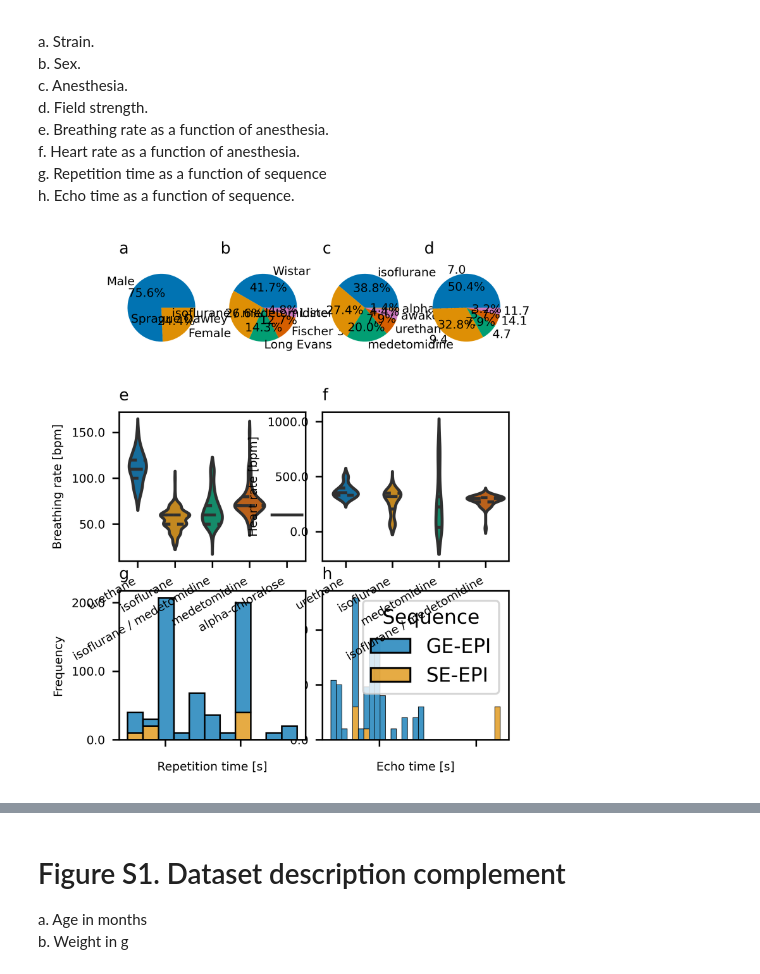
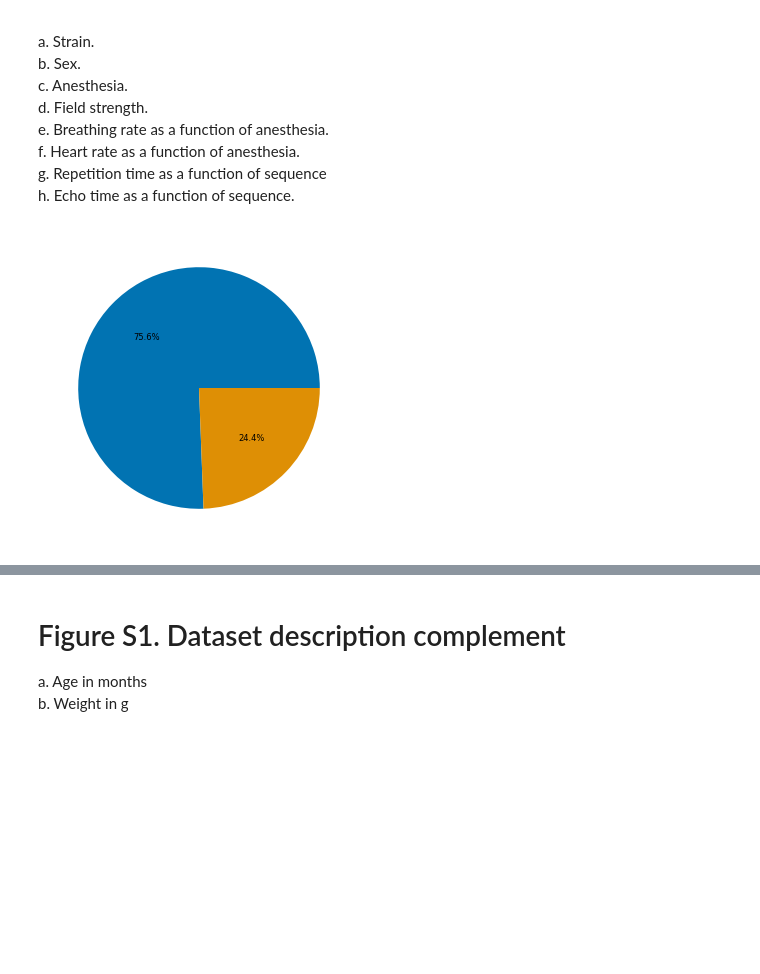
Before and after one commit to grandjeanlab/MultiRat, a Jupyter notebook: scripts/proj_mauscript.ipynb, the cells around one changed output, grey strips where cells are left out. Cells and saved outputs as stored; diff of their text form; code cells hidden in the pictures; blank space fills up the shorter version.

```diff
--- a/scripts/proj_mauscript.ipynb
+++ b/scripts/proj_mauscript.ipynb
@@ -28,73 +28,63 @@ h. Echo time as a function of sequence.
 # %%
 import matplotlib.pyplot as plt
 import seaborn as sns
 
 sns.set_palette("colorblind")
 
-plt.rcParams['figure.dpi'] = 600
+plt.rcParams['figure.dpi'] = 100
+plt.rcParams['font.size'] = 6
 
 
-fig, axs = plt.subplot_mosaic([['a', 'b', 'c', 'd'], ['e', 'e', 'f', 'f'], ['g', 'g', 'h' ,'h']],
-                            figsize=(90*mm, 120*mm),
-                              constrained_layout=True)
+## Figure 1A
+plt.pie(df['rat.sex'].value_counts(), autopct="%.1f%%")
+plt.savefig(os.path.join(init_folder,'assets','figure','Figure1A.svg'), format="svg", dpi=600)
+plt.show()
 
-axa= df['rat.sex'].value_counts().plot.pie(ax = axs['a'], autopct="%.1f%%", fontsize=6)
-axa.set_title('a', loc='left', fontsize=8)
-axa.set(xlabel="", ylabel="")
+## Figure 1B
+plt.pie(df['rat.strain'].value_counts(), autopct="%.1f%%")
+plt.savefig(os.path.join(init_folder,'assets','figure','Figure1B.svg'), format="svg", dpi=600)
+plt.show()
 
-axb = df['rat.strain'].value_counts().plot.pie(ax=axs['b'],autopct="%.1f%%", fontsize=6)
-axb.set_title('b', loc='left', fontsize=8)
-axb.set(xlabel="", ylabel="")
+## Figure 1C
+plt.pie(df['anesthesia.maintenance'].value_counts(), autopct="%.1f%%")
+plt.savefig(os.path.join(init_folder,'assets','figure','Figure1C.svg'), format="svg", dpi=600)
+plt.show()
 
-axc = df['anesthesia.maintenance'].value_counts().plot.pie(ax=axs['c'],autopct="%.1f%%", fontsize=6)
-axc.set_title('c', loc='left', fontsize=8)
-axc.set(xlabel="", ylabel="")
+## Figure 1D
+df_tmp = df.dropna(subset=['anesthesia.breathing.rate'])
+snp = sns.swarmplot(x="anesthesia.maintenance", y="anesthesia.breathing.rate", data=df_tmp)
+snp.set_xticklabels(snp.get_xticklabels(), rotation=30, ha='right')
+snp.set_xlabel("")
+snp.set_ylabel("Breathing rate [bpm]")
+snp.set(ylim=(0, 180))
 
-axd = df['MRI.field.strength'].value_counts().plot.pie(ax=axs['d'], autopct="%.1f%%", fontsize=6)
-axd.set_title('d', loc='left', fontsize=8)
-axd.set(xlabel="", ylabel="")
+plt.savefig(os.path.join(init_folder,'assets','figure','Figure1D.svg'), format="svg", dpi=600)
+plt.show()
 
+## Figure 1E
+df_tmp = df.dropna(subset=['anesthesia.heart.rate'])
+snp = sns.swarmplot(x="anesthesia.maintenance", y="anesthesia.heart.rate", data=df_tmp)
+snp.set_xticklabels(snp.get_xticklabels(), rotation=30, ha='right')
+snp.set_xlabel("")
+snp.set_ylabel("Heart rate [bpm]")
+snp.set(ylim=(0, 820))
 
+plt.savefig(os.path.join(init_folder,'assets','figure','Figure1E.svg'), format="svg", dpi=600)
+plt.show()
 
-df_tmp = df.dropna(subset=['anesthesia.breathing.rate'])
-axe = sns.violinplot(x="anesthesia.maintenance", y="anesthesia.breathing.rate", data=df_tmp, inner="quartile",ax=axs['e'])
-axe.set_xticklabels(axe.get_xticklabels(), rotation=30, ha='right', fontsize=6)
-axe.set_yticklabels(axe.get_yticks(), ha='right', fontsize=6)
-axe.set_xlabel("",fontsize=6)
-axe.set_ylabel("Breathing rate [bpm]",fontsize=6)
-axe.set_title('e', loc='left', fontsize=8)
+## Figure 1F
+snp = sns.histplot(data=df, x="func.TR", hue="func.sequence", multiple="stack")
+snp.set_xlabel("Repetition time [s]")
+snp.set_ylabel("Frequency")
+snp.get_legend().remove()
+plt.savefig(os.path.join(init_folder,'assets','figure','Figure1F.svg'), format="svg", dpi=600)
+plt.show()
 
-
-df_tmp2 = df.dropna(subset=['anesthesia.heart.rate'])
-axf = sns.violinplot(x="anesthesia.maintenance", y="anesthesia.heart.rate",  data=df_tmp2, inner="quartile", ax=axs['f'])
-axf.set_xticklabels(axf.get_xticklabels(), rotation=30, ha='right', fontsize=6)
-axf.set_yticklabels(axf.get_yticks(), ha='right', fontsize=6)
-axf.set_xlabel("",fontsize=6)
-axf.set_ylabel("Heart rate [bpm]",fontsize=6)
-axf.set_title('f', loc='left', fontsize=8)
-
-axg = sns.histplot(data=df, x="func.TR", hue="func.sequence", multiple="stack",ax=axs['g'])
-axg.set_xlabel("Repetition time [s]", fontsize=6)
-axg.set_ylabel("Frequency", fontsize=6)
-axg.set_xticklabels(axg.get_xticklabels(), ha='right', fontsize=6)
-axg.set_yticklabels(axg.get_yticks(), ha='right', fontsize=6)
-axg.get_legend().remove()
-axg.set_title('g', loc='left', fontsize=8)
-
-axh = sns.histplot(data=df, x="func.TE", hue="func.sequence", multiple="stack",ax=axs['h'])
-axh.set_xlabel("Echo time [s]", fontsize=6)
-axh.set_ylabel("Frequency", fontsize=6)
-axh.set_xticklabels(axh.get_xticklabels(), ha='right', fontsize=6)
-axh.set_yticklabels(axh.get_yticks(), ha='right', fontsize=6)
-axh.get_legend().set_title('Sequence')
-axh.set_title('h', loc='left', fontsize=8)
-
-#plt.tight_layout()
-
-plt.savefig(os.path.join(init_folder,'assets','figure','Figure1.svg'), format="svg", dpi=600)
-plt.savefig(os.path.join(init_folder,'assets','figure','Figure1.png'), format="png", dpi=600)
-
-
+## Figure 1G
+snp = sns.histplot(data=df, x="func.TE", hue="func.sequence", multiple="stack")
+snp.set_xlabel("Echo time [s]")
+snp.set_ylabel("Frequency")
+plt.savefig(os.path.join(init_folder,'assets','figure','Figure1G.svg'), format="svg", dpi=600)
 plt.show()
 # %% [output]
-[figure, old version]
+[figure, new version]
```
Also changed, not shown: parts of 6 cells of this notebook, 11 other files.
